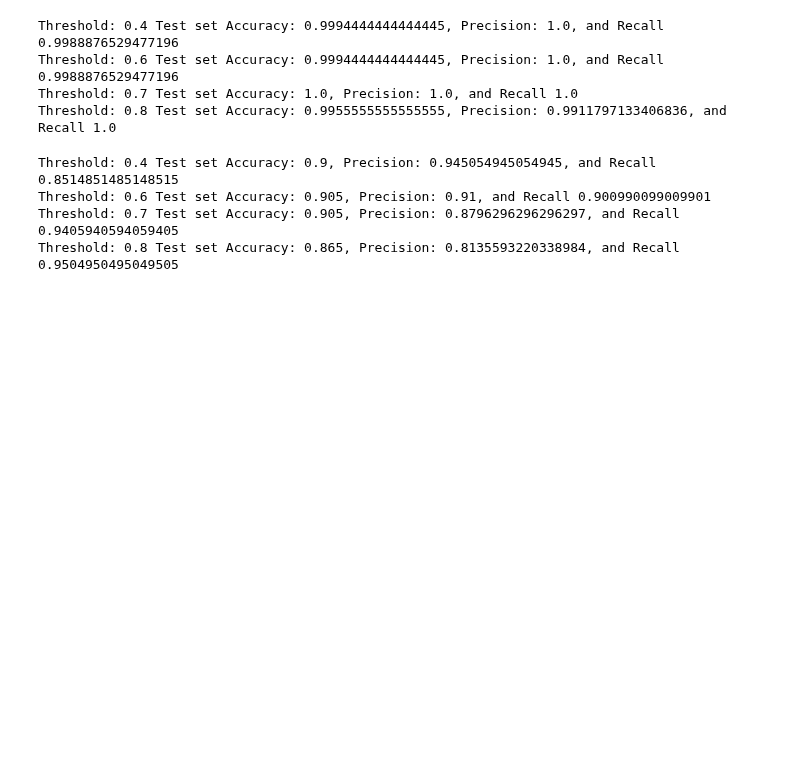
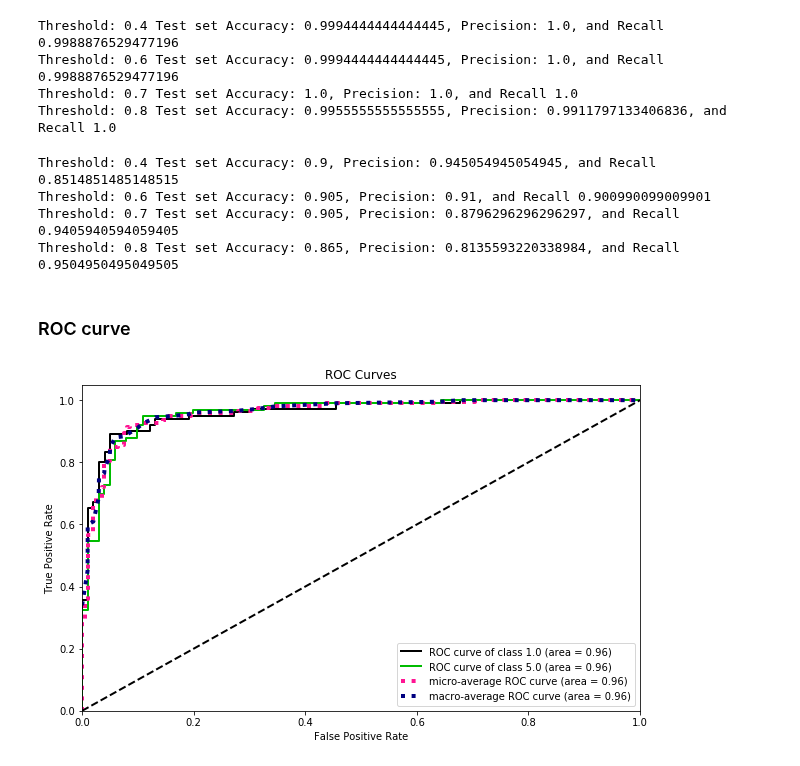
Before and after one commit to edgar971/cs-498-advanced-machine-learning, a Jupyter notebook: assignments/7-Text Bag-of-Words Search and Classification/assignment7.ipynb, the cells around one changed output. Cells and saved outputs as stored; diff of their text form; code cells hidden in the pictures; blank space fills up the shorter version.

Commit message:
Create ROC curve

```diff
--- a/assignments/7-Text Bag-of-Words Search and Classification/assignment7.ipynb
+++ b/assignments/7-Text Bag-of-Words Search and Classification/assignment7.ipynb
@@ -328,3 +330,12 @@ Threshold: 0.4 Test set Accuracy: 0.9, Precision: 0.945054945054945, and Recall
 Threshold: 0.6 Test set Accuracy: 0.905, Precision: 0.91, and Recall 0.900990099009901
 Threshold: 0.7 Test set Accuracy: 0.905, Precision: 0.8796296296296297, and Recall 0.9405940594059405
 Threshold: 0.8 Test set Accuracy: 0.865, Precision: 0.8135593220338984, and Recall 0.9504950495049505
+# %% [markdown]
+### ROC curve
+# %%
+test_pred = logreg.predict_proba(X_test)
+# %%
+plot_roc(y_test, test_pred,figsize=(10,6))
+plt.show()
+# %% [output]
+[figure, added]
```
Also changed, not shown: parts of 1 cell of this notebook.
